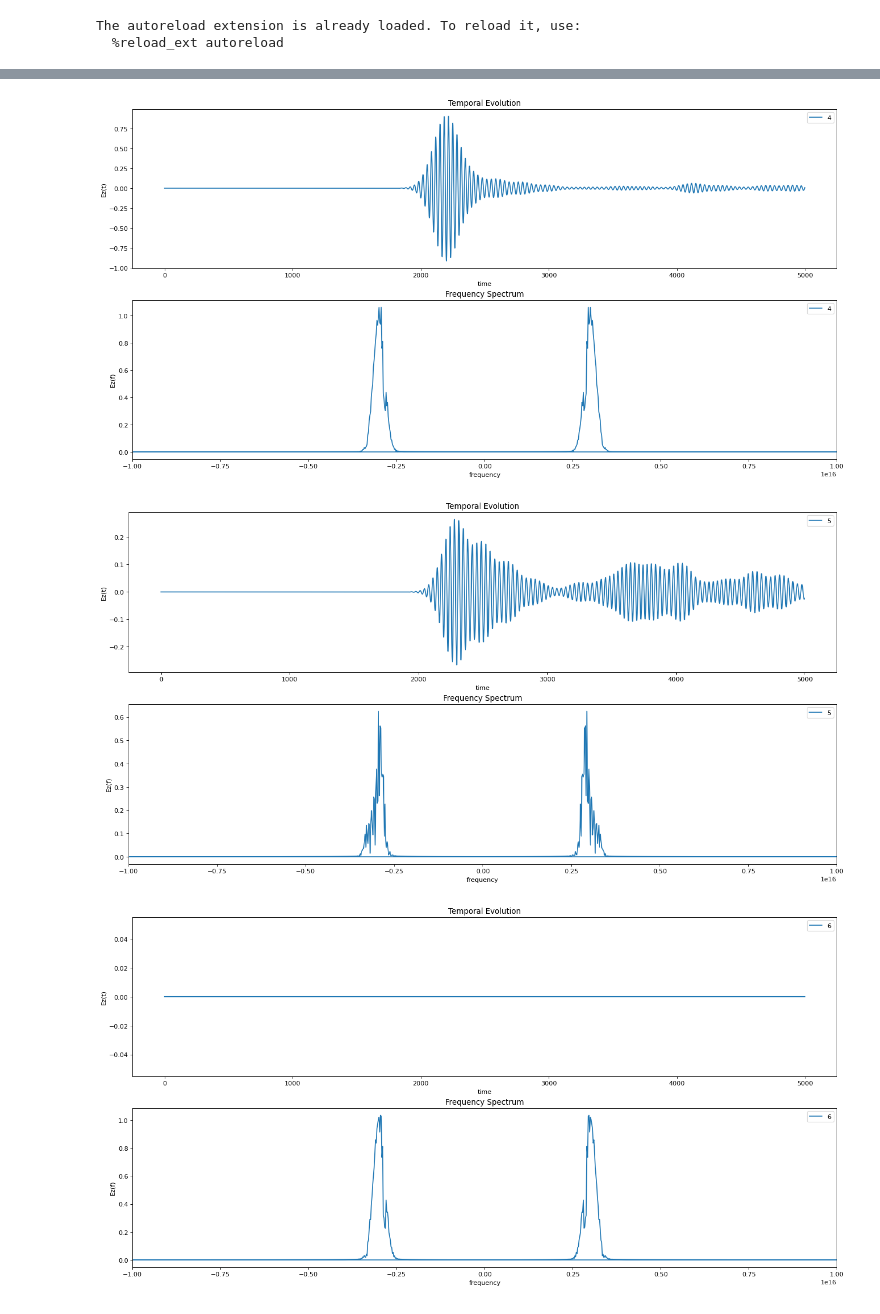
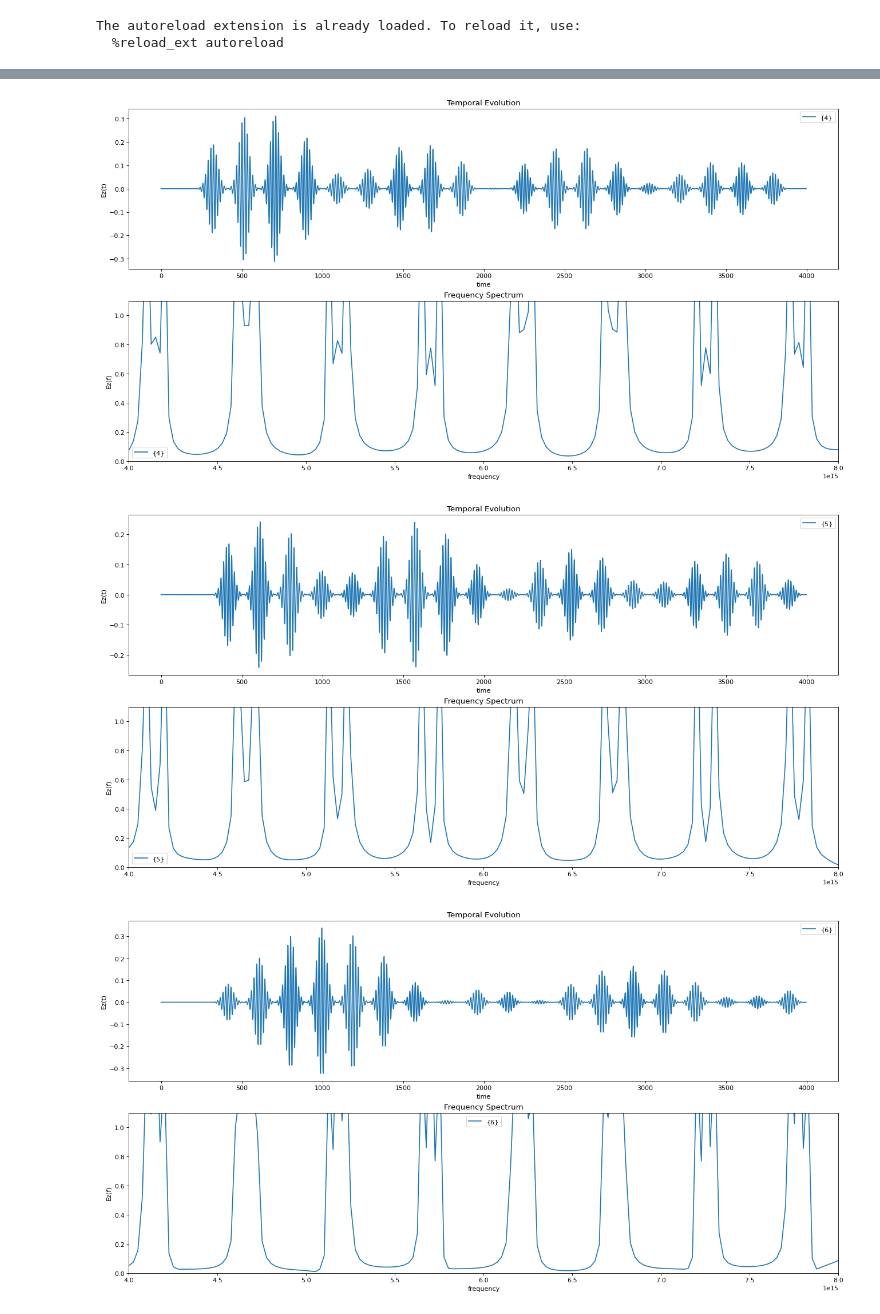
Before and after one commit to Mitalikapoor15/Project, a Jupyter notebook: python_fdtd/final_complex.ipynb, the cells around one changed output, grey strips where cells are left out. Cells and saved outputs as stored; diff of their text form; code cells hidden in the pictures.

Commit message:
freq fixed

```diff
--- a/python_fdtd/final_complex.ipynb
+++ b/python_fdtd/final_complex.ipynb
@@ -20,18 +20,18 @@ from func import *
 SIZE = 100
 imp0 = 377
 xs0 = 50  # source position for the segment 0
-tau = 0.3
+tau = 0.9
 # kappa = 1j* m.sqrt(1-tau**2) # not working yet for complex number
 
-maxTime = 5000
+maxTime = 4000
 
-rings_no = 10
+rings_no = 5
 N_seg = rings_no*2
 
 sources = Sources(rings_no)  #working for any number of rings
 couplings = Couplings(rings_no, tau)
 
-# print(sources)
-# print(couplings)
+print(sources)
+print(couplings)
 
 ez_tab = np.zeros([N_seg, maxTime, SIZE], dtype=complex)
@@ -45,8 +66,15 @@ for ii in range(N_seg):
     f_array.append(f)
 # print(f_array)
 
+lambda0 = 500e-9
+f_center = 3e8/lambda0
+sigma_pulse = 3e-15
+
+print("freq. Hz", f_center)
+
+
 for qTime in range(maxTime):
-    s = cosMod(qTime, maxTime, complex_signal=False, f0=3e15)
+    s = cosMod(qTime, maxTime, complex_signal=True, f0=f_center, sigma=sigma_pulse)
     s_tab[qTime] = s
 
     for ii in range(N_seg):
@@ -59,6 +87,8 @@ for qTime in range(maxTime):
         if (sources[ii][0] == -1):
             s_new = s
             xs = xs0
+        elif (sources[ii][0] == -2):
+            s_new = 0.
         else:
             s_new = tau_*f_array[s1].ez[-1] + kappa_*f_array[s2].ez[-1]
             xs = 2
@@ -118,8 +150,9 @@ for ii in range(N_seg):
     plt.ylabel("Ez(t)")
     plt.legend()
     plt.subplot(2,1,2)
-    plt.plot(xf,np.real(yf[:,ii]/max(yf[:,0])), label={ii})
-    plt.xlim([-1e16,1e16])
+    plt.plot(xf,np.abs(yf[:,ii]/np.abs(yf[:,0])), label={ii})
+    plt.xlim([0.4e16,0.8e16])
+    plt.ylim([0,1.1])
     plt.title("Frequency Spectrum")
     plt.xlabel("frequency")
     plt.ylabel("Ez(f)")
@@ -133,3 +166,3 @@ for ii in range(N_seg):
-[figure, old version]
+[figure, new version]
-[figure, old version]
+[figure, new version]
-[figure, old version]
+[figure, new version]
```
Also changed, not shown: parts of 6 cells of this notebook, 1 other file.
